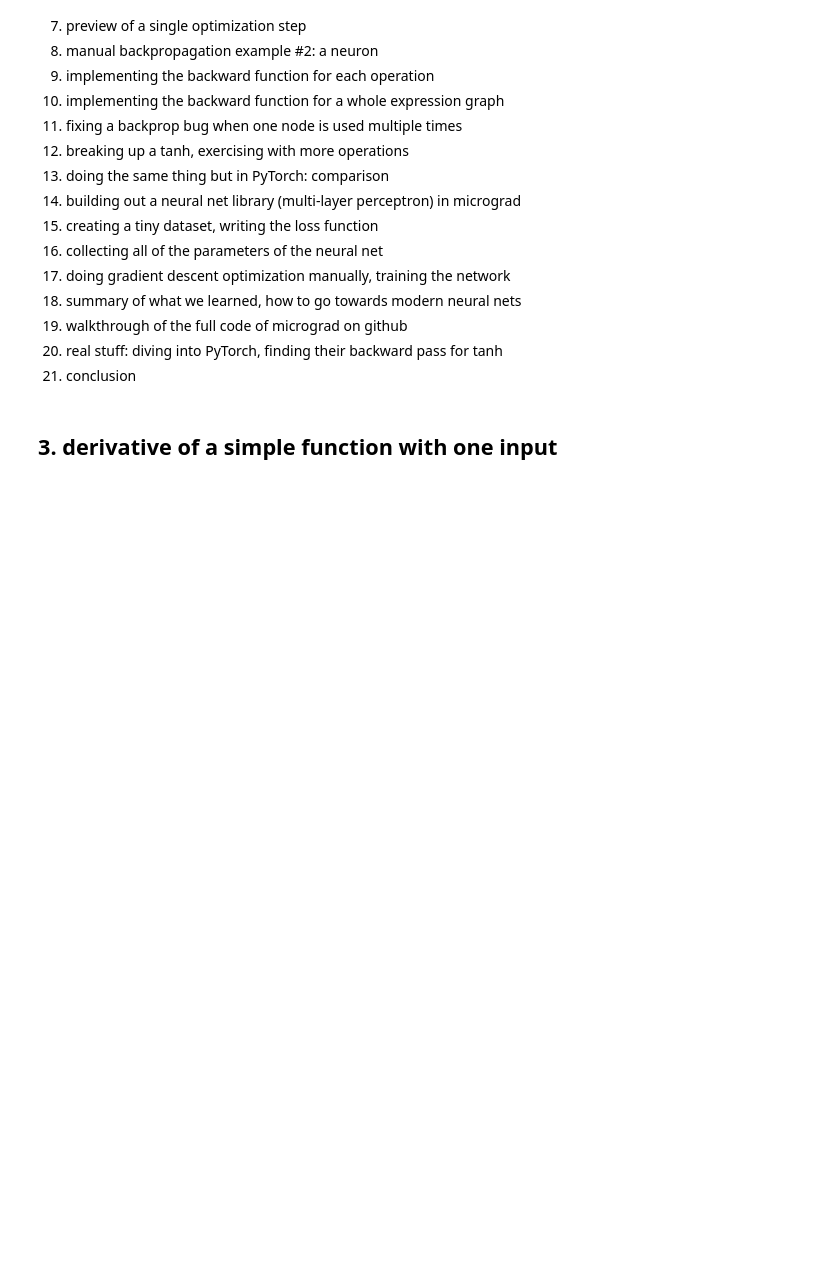
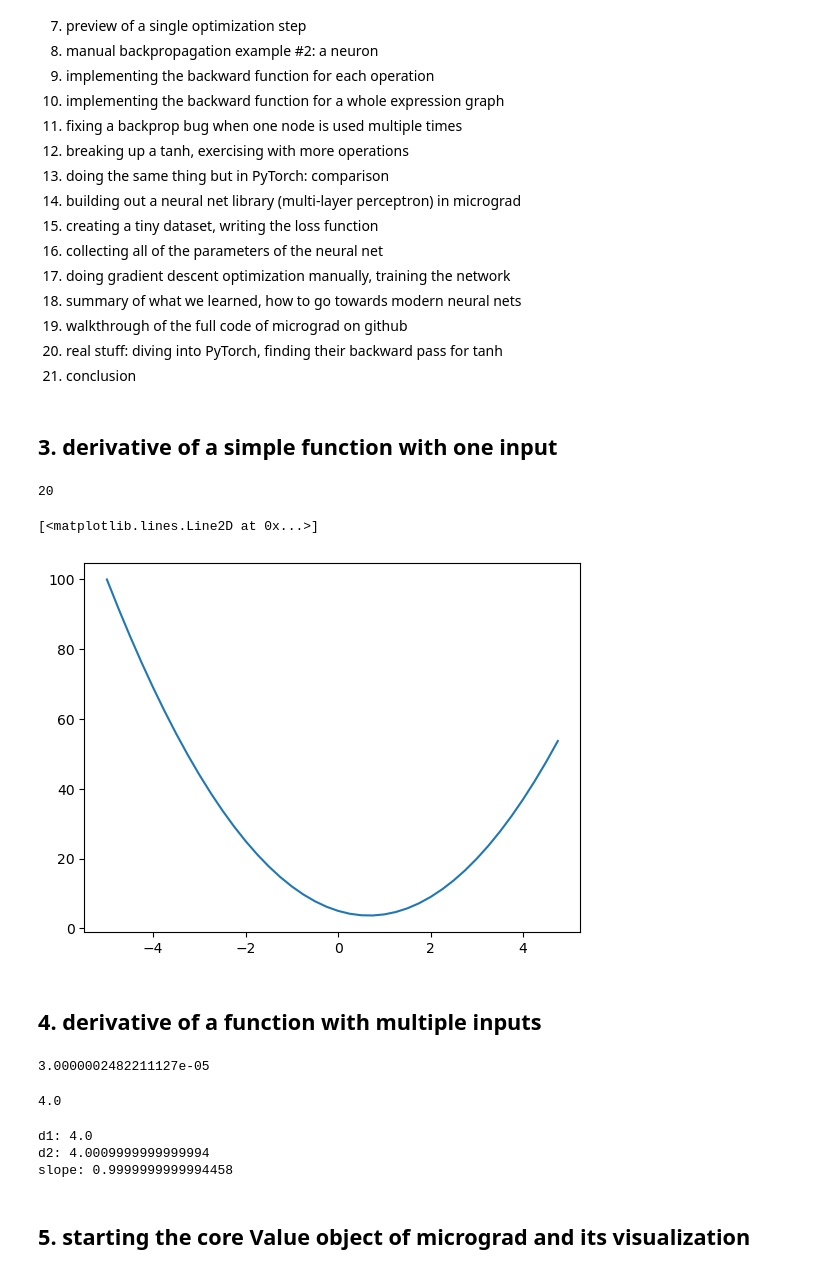
Before and after one commit to rushank7/Neural_network, a Jupyter notebook: first_half.ipynb, the cells around one changed output. Cells and saved outputs as stored; diff of their text form; code cells hidden in the pictures; blank space fills up the shorter version.

```diff
--- a/first_half.ipynb
+++ b/first_half.ipynb
@@ -29,3 +29,55 @@ import matplotlib.pyplot as plt
 21. conclusion
 # %% [markdown]
 ## 3. derivative of a simple function with one input
+# %%
+def f(x):
+    return 3*x**2 - 4*x + 5
+# %%
+f(3)
+# %% [output]
+20
+# %%
+xs = np.arange(-5,5,0.25)
+ys = f(xs)
+plt.plot(xs,ys)
+# %% [output]
+[<matplotlib.lines.Line2D at 0x...>]
+[figure, added]
+# %% [markdown]
+## 4. derivative of a function with multiple inputs
+# %%
+h = 0.00001
+x = 2/3
+(f(x+h) - f(x))/h
+# %% [output]
+3.0000002482211127e-05
+# %%
+## lets start the complex topic
+a = 2.0
+b = -3.0
+c = 10.0
+d = a*b +c
+print(d)
+# %% [output]
+4.0
+# %%
+h = 0.001
+
+# inputs
+a = 2.0
+b = -3.0
+c = 10.0
+
+d1 = a*b +c
+c += h
+d2 = a*b +c
+
+print("d1:",d1)
+print("d2:",d2)
+print('slope:',(d2-d1)/h)
+# %% [output]
+d1: 4.0
+d2: 4.0009999999999994
+slope: 0.9999999999994458
+# %% [markdown]
+## 5. starting the core Value object of micrograd and its visualization
```
Also changed, not shown: parts of 4 cells of this notebook.
